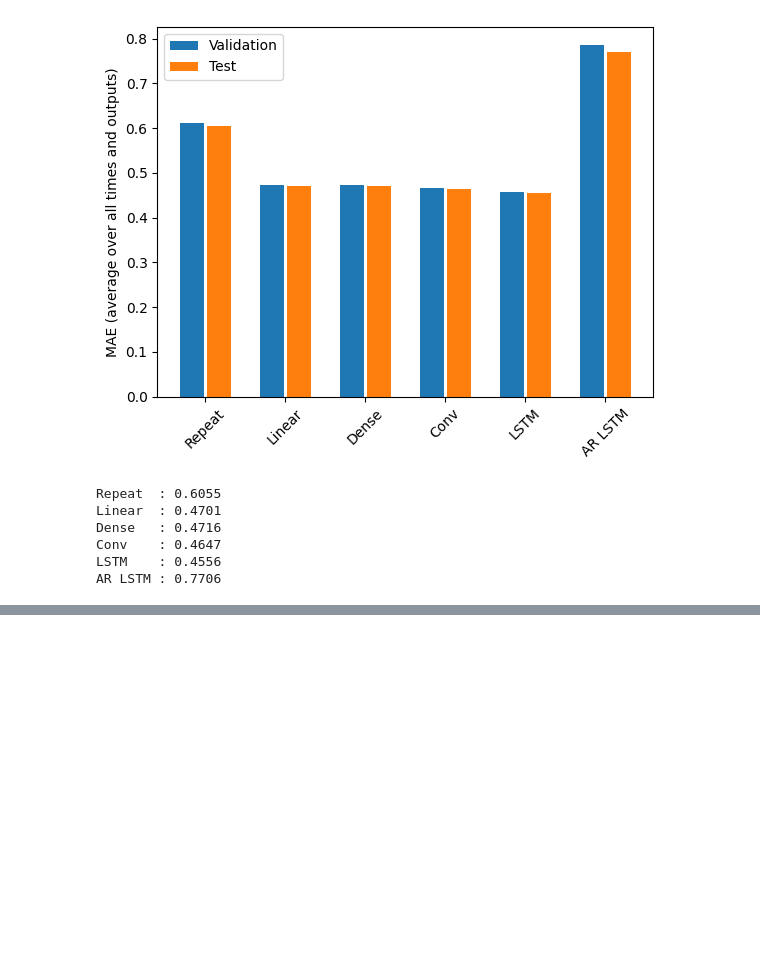
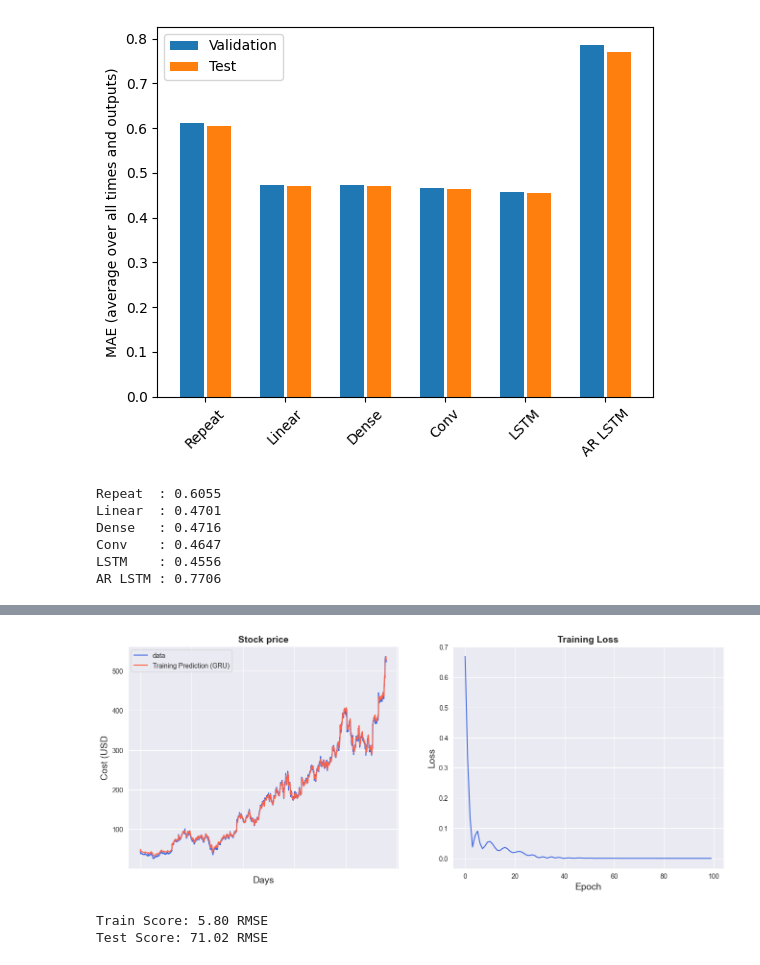
Before and after one commit to efwoods/Neuralink-Compression-Challenge, a Jupyter notebook: analysis/tutorials/neuralink_time_series_forecasting.ipynb, the cells around one changed output, grey strips where cells are left out. Saved outputs shown, nothing was run; the diff lists cells and outputs as text; code cells hidden in the pictures; blank space fills up the shorter version.

Commit message:
created GRU model to inspect residuals; applying GRU to the neuralink dataset

```diff
--- a/analysis/tutorials/neuralink_time_series_forecasting.ipynb
+++ b/analysis/tutorials/neuralink_time_series_forecasting.ipynb
@@ -1184,0 +1286,6 @@ AR LSTM : 0.7706
+# %%
+input_dim = 1
+hidden_dim = 32
+num_layers = 2
+output_dim = 1
+num_epochs = 100
@@ -1184,0 +1307,9 @@ AR LSTM : 0.7706
+# %%
+model = GRU(
+    input_dim=input_dim,
+    hidden_dim=hidden_dim,
+    output_dim=output_dim,
+    num_layers=num_layers,
+)
+criterion = torch.nn.MSELoss(reduction="mean")
+optimiser = torch.optim.Adam(model.parameters(), lr=0.01)
@@ -1184,0 +1352,54 @@ AR LSTM : 0.7706
+# %%
+predict = pd.DataFrame(scaler.inverse_transform(y_train_pred.detach().numpy()))
+original = pd.DataFrame(scaler.inverse_transform(y_train.detach().numpy()))
+# %%
+import seaborn as sns
+
+sns.set_style("darkgrid")
+
+fig = plt.figure()
+fig.subplots_adjust(hspace=0.2, wspace=0.2)
+
+plt.subplot(1, 2, 1)
+ax = sns.lineplot(x=original.index, y=original[0], label="data", color="royalblue")
+ax = sns.lineplot(
+    x=predict.index, y=predict[0], label="Training Prediction (GRU)", color="tomato"
+)
+ax.set_title("Stock price", size=14, fontweight="bold")
+ax.set_xlabel("Days", size=14)
+ax.set_ylabel("Cost (USD", size=14)
+ax.set_xticklabels("", size=10)
+
+plt.subplot(1, 2, 2)
+ax = sns.lineplot(data=hist, color="royalblue")
+ax.set_xlabel("Epoch", size=14)
+ax.set_ylabel("Loss", size=14)
+ax.set_title("Training Loss", size=14, fontweight="bold")
+fig.set_figheight(6)
+fig.set_figwidth(16)
+# %% [output]
+[figure, added]
+# %%
+import math, time
+from sklearn.metrics import mean_squared_error
+
+# make predictions
+y_test_pred = model(x_test)
+
+# invert predictions
+y_train_pred = scaler.inverse_transform(y_train_pred.detach().numpy())
+y_train = scaler.inverse_transform(y_train.detach().numpy())
+y_test_pred = scaler.inverse_transform(y_test_pred.detach().numpy())
+y_test = scaler.inverse_transform(y_test.detach().numpy())
+
+# calculate root mean squared error
+trainScore = math.sqrt(mean_squared_error(y_train[:, 0], y_train_pred[:, 0]))
+print("Train Score: %.2f RMSE" % (trainScore))
+testScore = math.sqrt(mean_squared_error(y_test[:, 0], y_test_pred[:, 0]))
+print("Test Score: %.2f RMSE" % (testScore))
+gru.append(trainScore)
+gru.append(testScore)
+gru.append(training_time)
+# %% [output]
+Train Score: 5.80 RMSE
+Test Score: 71.02 RMSE
```
Also changed, not shown: parts of 17 cells of this notebook, 6 other files.
